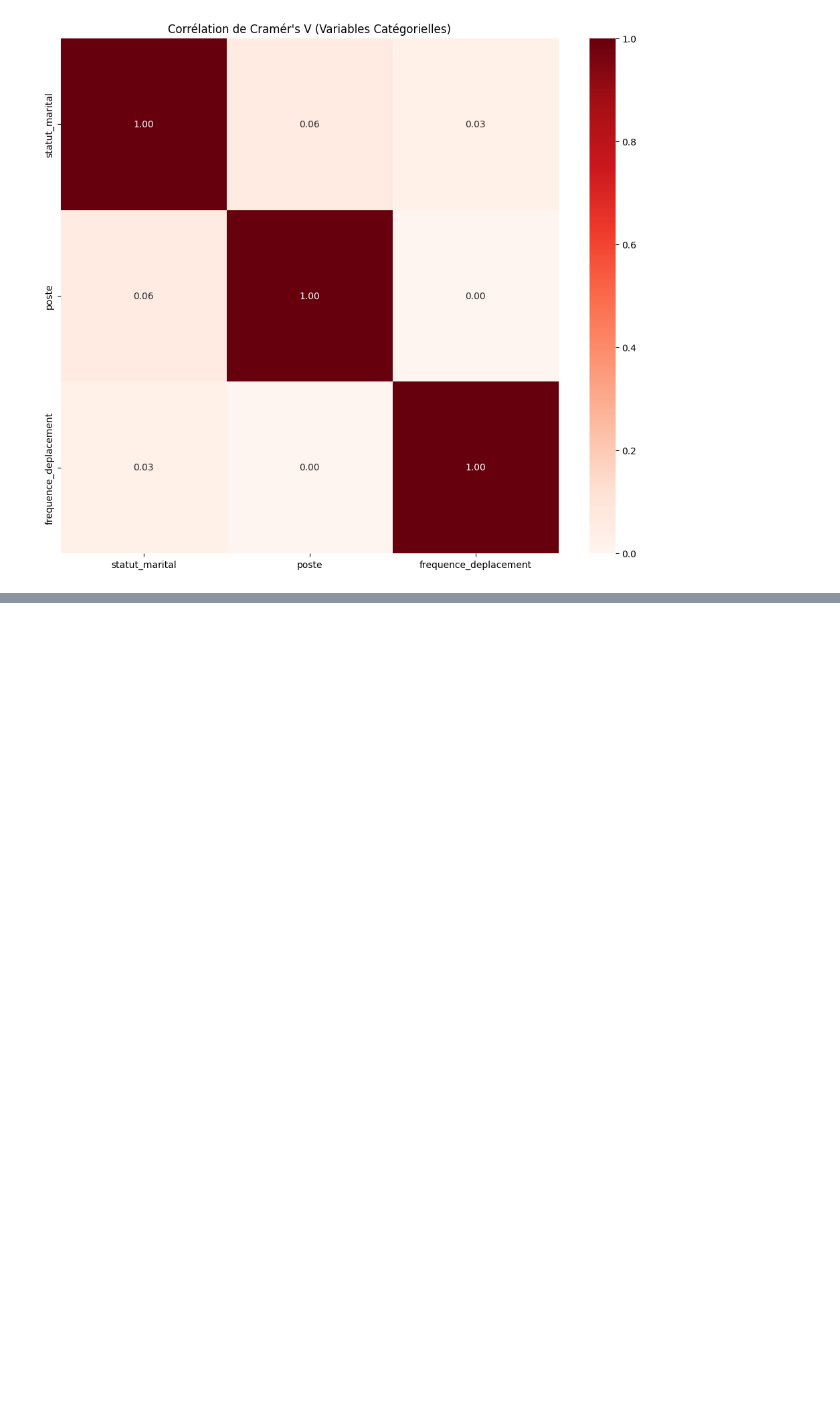
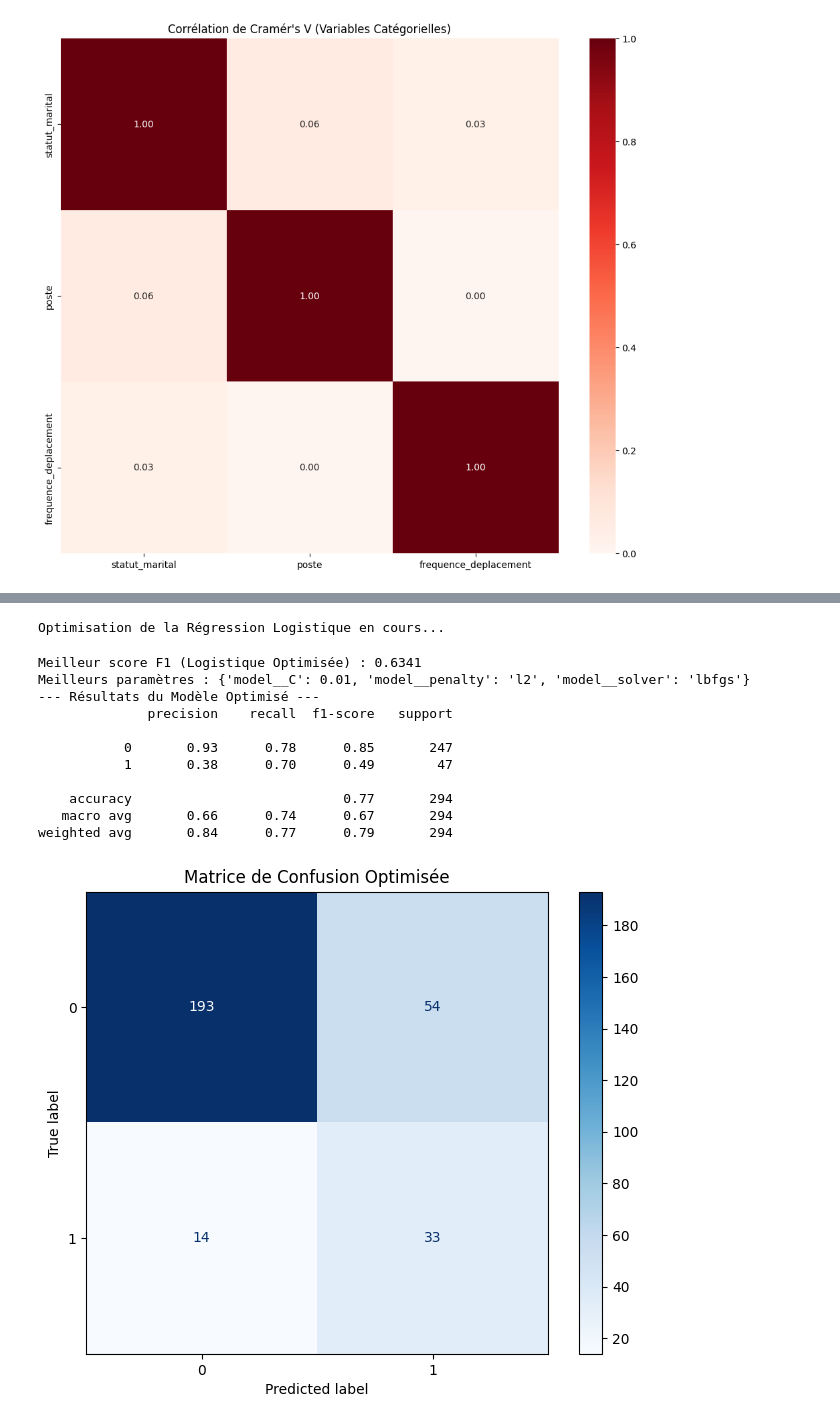
Before and after one commit to Apinsun/Projet4, a Jupyter notebook: projet4_v2.ipynb, the cells around one changed output, grey strips where cells are left out. Drawn from its saved outputs; the diff is of its cells as text; code cells hidden in the pictures; blank space fills up the shorter version.

```diff
--- a/projet4_v2.ipynb
+++ b/projet4_v2.ipynb
@@ -92,8 +93,16 @@ class SalaryFeatureEngineering(BaseEstimator, TransformerMixin):
     def transform(self, X):
         X = X.copy()
 
-        # 1. Join
-        X = X.join(self.group_stats_, on=self.group_cols)
+        # # 1. Join
+        # X = X.join(self.group_stats_, on=self.group_cols)
+
+        X = pd.merge(
+            X,
+            self.group_stats_,
+            left_on=self.group_cols,
+            right_index=True,
+            how='left'
+        )
 
         # 2. Remplissage
         X['mean'] = X['mean'].fillna(self.global_stats_['mean'])
@@ -428 +491,59 @@ weighted avg       0.83      0.86      0.83       294
+# %%
+from sklearn.model_selection import GridSearchCV
+
+# 1. On définit la grille pour la régression logistique
+# On teste différentes forces de régularisation (C)
+# On teste aussi 'l1' (Lasso) et 'l2' (Ridge) si le solver le permet
+param_grid_log = {
+    'model__C': [0.01, 0.1, 1, 10, 100],
+    'model__penalty': ['l2'],
+    'model__solver': ['lbfgs'] # Solver standard robuste
+}
+
+# 2. GridSearch sur le pipeline linéaire
+grid_log = GridSearchCV(
+    pipeline_logreg,
+    param_grid_log,
+    cv=5,
+    scoring=scoring_grid_search,
+    n_jobs=-1
+)
+
+print("Optimisation de la Régression Logistique en cours...")
+grid_log.fit(X_train, y_train)
+
+print(f"Meilleur score F1 (Logistique Optimisée) : {grid_log.best_score_:.4f}")
+print(f"Meilleurs paramètres : {grid_log.best_params_}")
+
+# 1. Récupération du meilleur modèle (déjà réentraîné)
+best_log = grid_log.best_estimator_
+
+# 2. Prédictions sur le jeu de test
+y_pred_optimised = best_log.predict(X_test)
+
+# 3. Rapport de Classification
+print("--- Résultats du Modèle Optimisé ---")
+print(classification_report(y_test, y_pred_optimised))
+
+# 4. Affichage de la Matrice de Confusion
+fig, ax = plt.subplots(figsize=(8, 6))
+cm = confusion_matrix(y_test, y_pred_optimised)
+disp = ConfusionMatrixDisplay(confusion_matrix=cm, display_labels=best_log.classes_)
+disp.plot(cmap='Blues', ax=ax)
+ax.set_title(f"Matrice de Confusion Optimisée")
+plt.show()
+# %% [output]
+Optimisation de la Régression Logistique en cours...
+Meilleur score F1 (Logistique Optimisée) : 0.6341
+Meilleurs paramètres : {'model__C': 0.01, 'model__penalty': 'l2', 'model__solver': 'lbfgs'}
+--- Résultats du Modèle Optimisé ---
+              precision    recall  f1-score   support
+
+           0       0.93      0.78      0.85       247
+           1       0.38      0.70      0.49        47
+
+    accuracy                           0.77       294
+   macro avg       0.66      0.74      0.67       294
+weighted avg       0.84      0.77      0.79       294
+[figure, added]
 # %%
```
Also changed, not shown: parts of 21 cells of this notebook, 2 other files.
